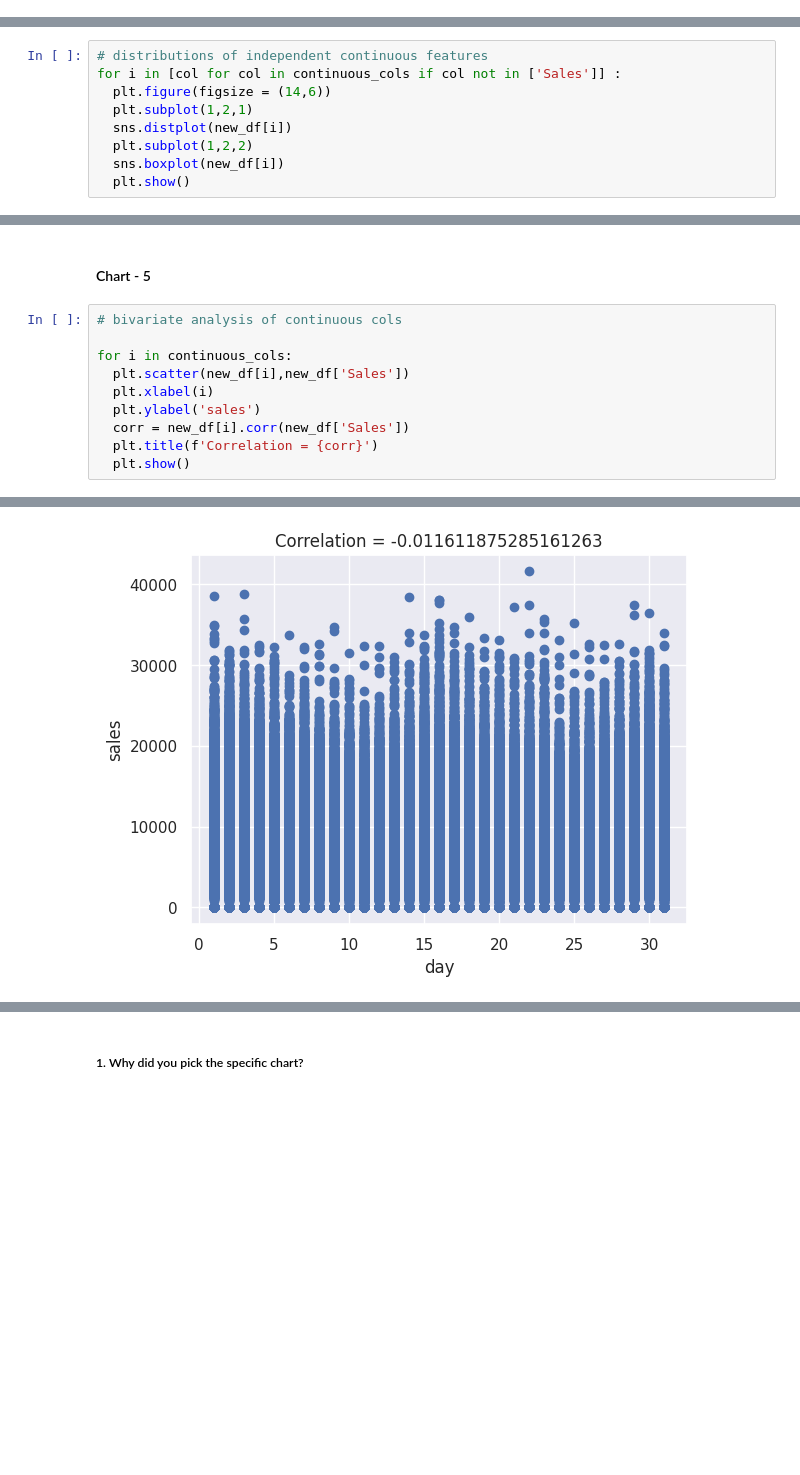
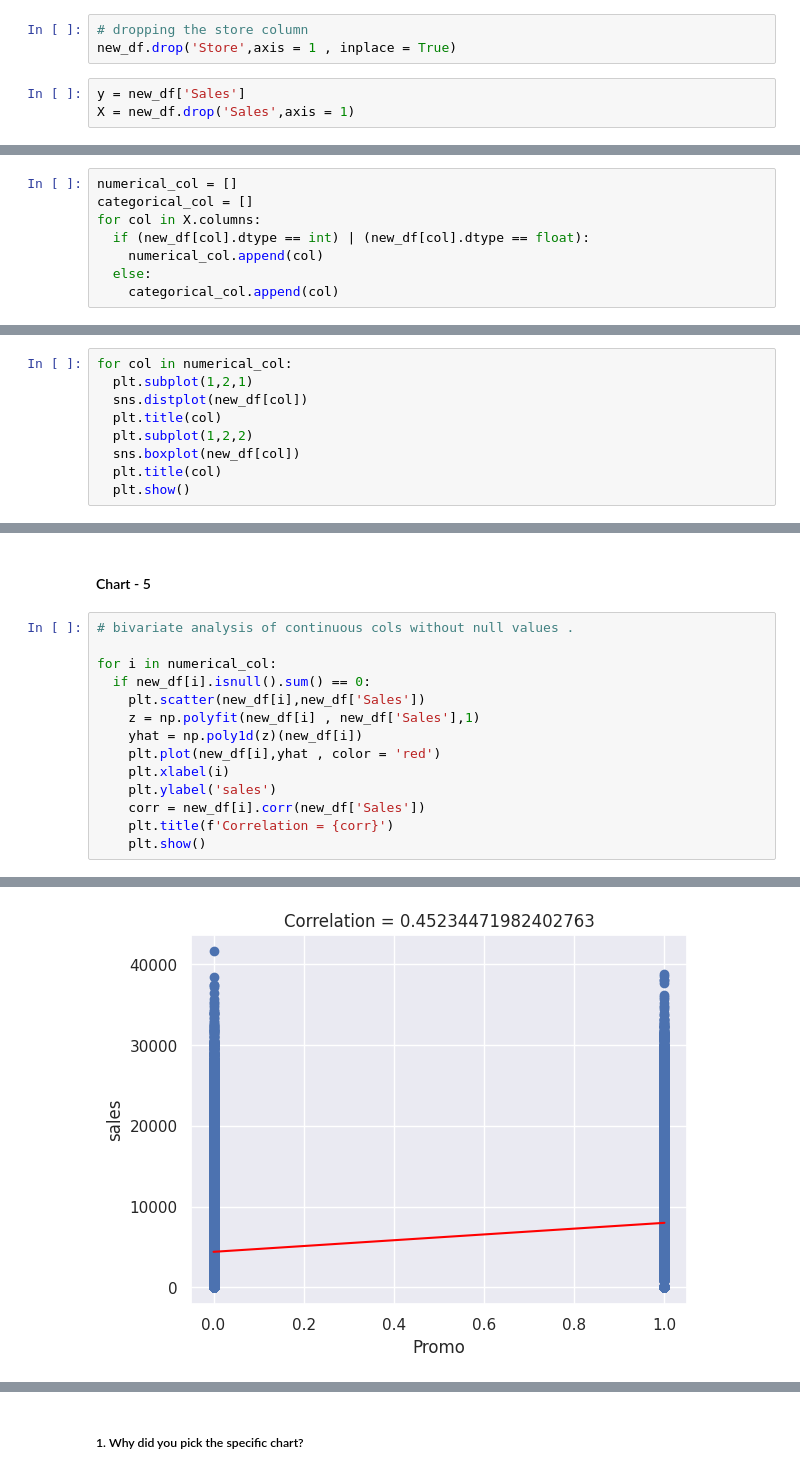
Before and after one commit to AnkurBhatt07/Rossmann-Stores-Sales-prediction, a Jupyter notebook: Retail_sales_Prediction_regression_capstone_project.ipynb, the cells around one changed output, grey strips where cells are left out. Drawn from its saved outputs; the diff is of its cells as text; blank space fills up the shorter version.

```diff
--- a/Retail_sales_Prediction_regression_capstone_project.ipynb
+++ b/Retail_sales_Prediction_regression_capstone_project.ipynb
@@ -539,0 +1037,6 @@ continuous_cols
+# %%
+# dropping the store column
+new_df.drop('Store',axis = 1 , inplace = True)
+# %%
+y = new_df['Sales']
+X = new_df.drop('Sales',axis = 1)
@@ -539,0 +1095,8 @@ continuous_cols
+# %%
+numerical_col = []
+categorical_col = []
+for col in X.columns:
+  if (new_df[col].dtype == int) | (new_df[col].dtype == float):
+    numerical_col.append(col)
+  else:
+    categorical_col.append(col)
@@ -540,10 +1125,10 @@ continuous_cols
 # %%
-# distributions of independent continuous features
-for i in [col for col in continuous_cols if col not in ['Sales']] :
-  plt.figure(figsize = (14,6))
+for col in numerical_col:
   plt.subplot(1,2,1)
-  sns.distplot(new_df[i])
+  sns.distplot(new_df[col])
+  plt.title(col)
   plt.subplot(1,2,2)
-  sns.boxplot(new_df[i])
+  sns.boxplot(new_df[col])
+  plt.title(col)
   plt.show()
 # %% [output]
@@ -567,13 +1168,17 @@ Answer Here
 # %% [markdown]
 #### Chart - 5
 # %%
-# bivariate analysis of continuous cols
+# bivariate analysis of continuous cols without null values .
 
-for i in continuous_cols:
-  plt.scatter(new_df[i],new_df['Sales'])
-  plt.xlabel(i)
-  plt.ylabel('sales')
-  corr = new_df[i].corr(new_df['Sales'])
-  plt.title(f'Correlation = {corr}')
-  plt.show()
+for i in numerical_col:
+  if new_df[i].isnull().sum() == 0:
+    plt.scatter(new_df[i],new_df['Sales'])
+    z = np.polyfit(new_df[i] , new_df['Sales'],1)
+    yhat = np.poly1d(z)(new_df[i])
+    plt.plot(new_df[i],yhat , color = 'red')
+    plt.xlabel(i)
+    plt.ylabel('sales')
+    corr = new_df[i].corr(new_df['Sales'])
+    plt.title(f'Correlation = {corr}')
+    plt.show()
 # %% [output]
@@ -583 +1188 @@ for i in continuous_cols:
-[figure, old version]
+[figure, new version]
```
Also changed, not shown: parts of 295 cells of this notebook.
